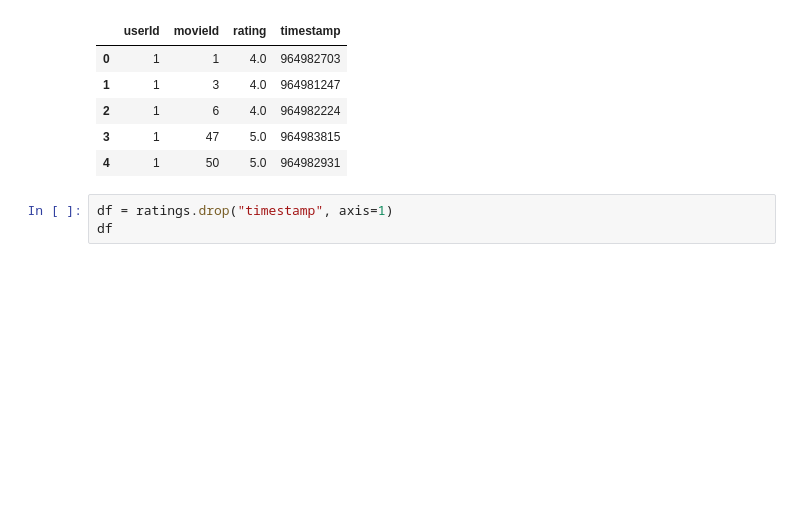
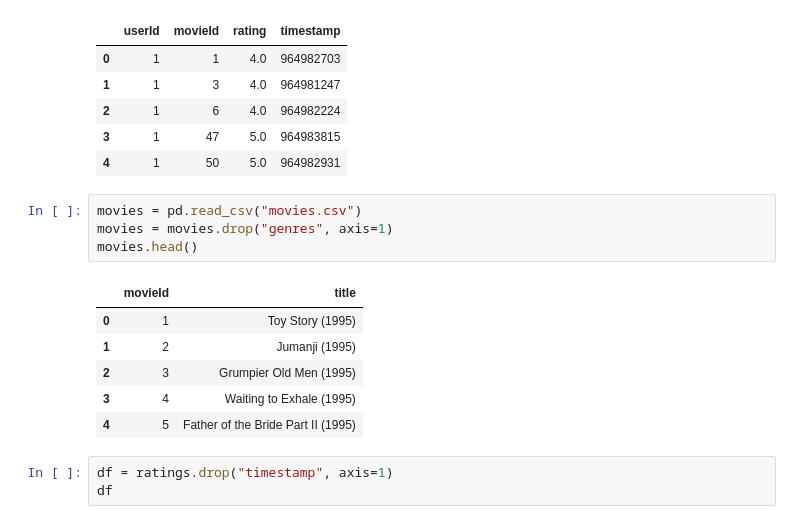
Before and after one commit to Techie5879/moviepp, a Jupyter notebook: CF_MF.ipynb, the cells around one changed output. Saved outputs shown, nothing was run; the diff lists cells and outputs as text; blank space fills up the shorter version.

```diff
--- a/CF_MF.ipynb
+++ b/CF_MF.ipynb
@@ -14,6 +14,17 @@ ratings.head()
 | 2 | 1 | 6 | 4.0 | 964982224 |
 | 3 | 1 | 47 | 5.0 | 964983815 |
 | 4 | 1 | 50 | 5.0 | 964982931 |
+# %%
+movies = pd.read_csv("movies.csv")
+movies = movies.drop("genres", axis=1)
+movies.head()
+# %% [output]
+|  | movieId | title |
+| 0 | 1 | Toy Story (1995) |
+| 1 | 2 | Jumanji (1995) |
+| 2 | 3 | Grumpier Old Men (1995) |
+| 3 | 4 | Waiting to Exhale (1995) |
+| 4 | 5 | Father of the Bride Part II (1995) |
 # %%
 df = ratings.drop("timestamp", axis=1)
 df
```
Also changed, not shown: parts of 6 cells of this notebook.
